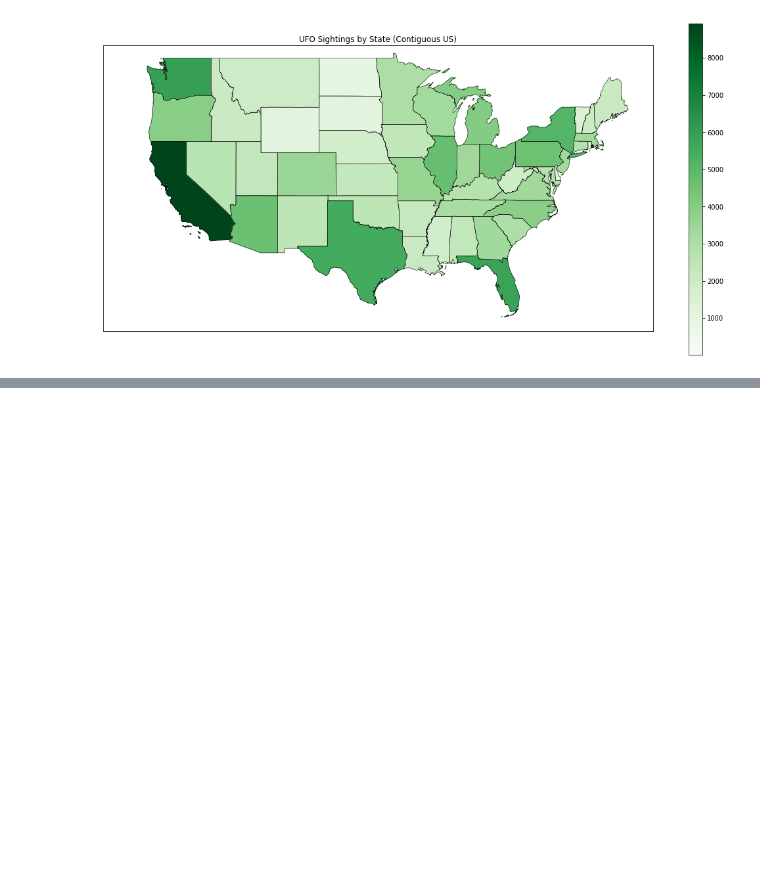
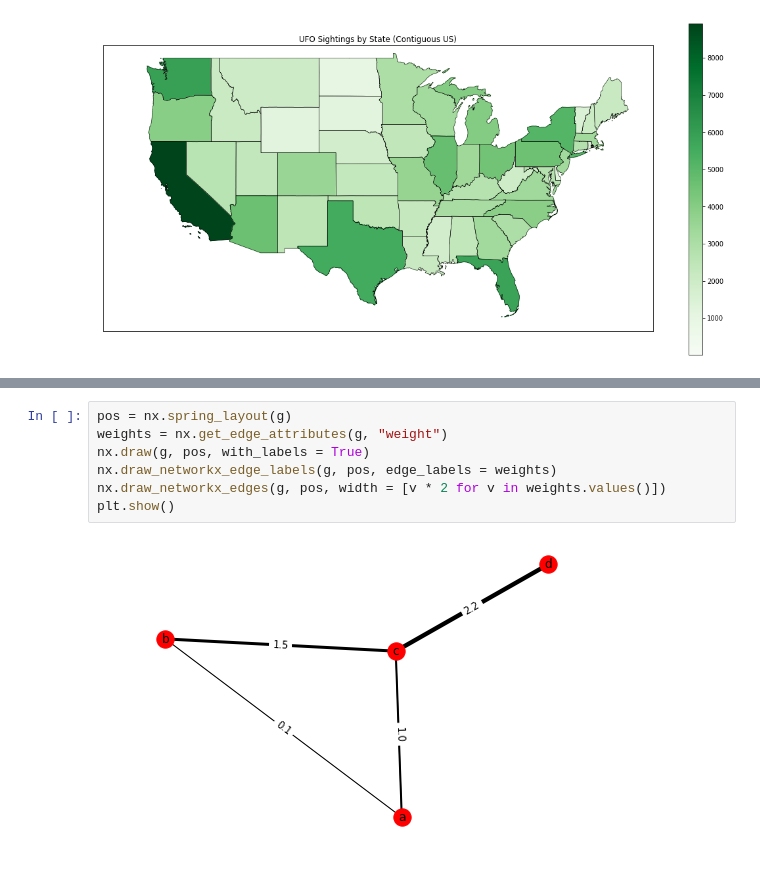
Before and after one commit to viraco4a/SoftUni, a Jupyter notebook: DataScience/05. Working-with-Spatial-Data-and-Network-Analysis-Lab/Working with spatial data. Network Analysis Lab.ipynb, the cells around one changed output, grey strips where cells are left out. Cells and saved outputs as stored; diff of their text form; blank space fills up the shorter version.

```diff
--- a/DataScience/05. Working-with-Spatial-Data-and-Network-Analysis-Lab/Working with spatial data. Network Analysis Lab.ipynb
+++ b/DataScience/05. Working-with-Spatial-Data-and-Network-Analysis-Lab/Working with spatial data. Network Analysis Lab.ipynb
@@ -264,0 +282,9 @@ plt.show()
+# %%
+pos = nx.spring_layout(g)
+weights = nx.get_edge_attributes(g, "weight")
+nx.draw(g, pos, with_labels = True)
+nx.draw_networkx_edge_labels(g, pos, edge_labels = weights)
+nx.draw_networkx_edges(g, pos, width = [v * 2 for v in weights.values()])
+plt.show()
+# %% [output]
+[figure, added]
```
Also changed, not shown: parts of 15 cells of this notebook, 2 other files.
